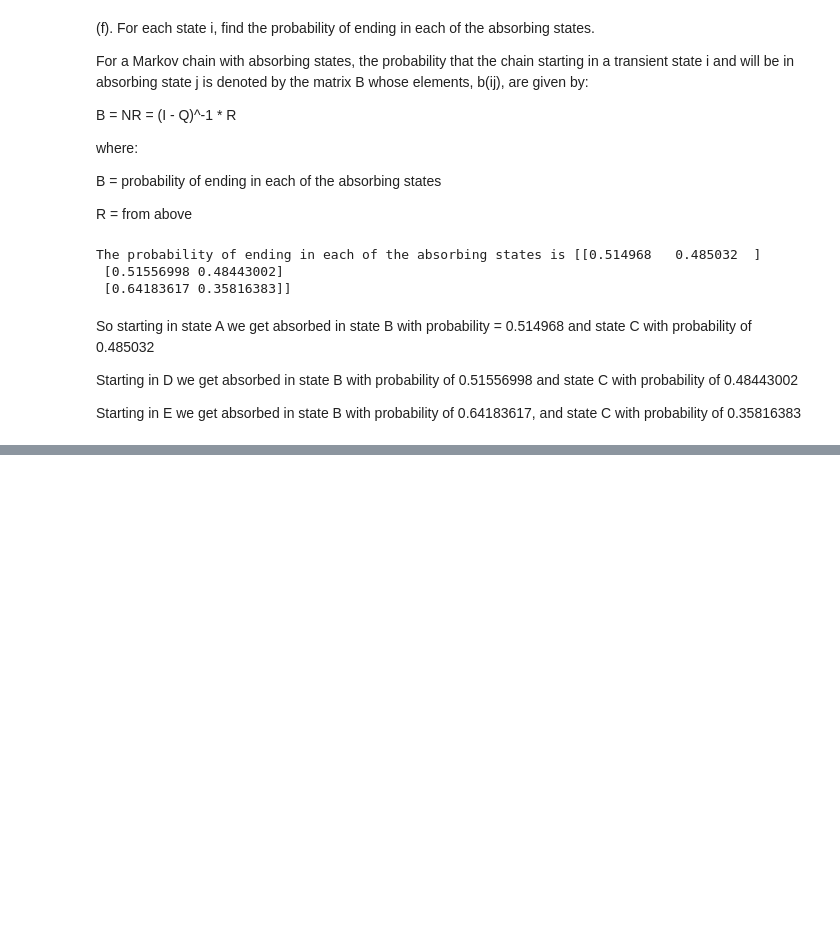
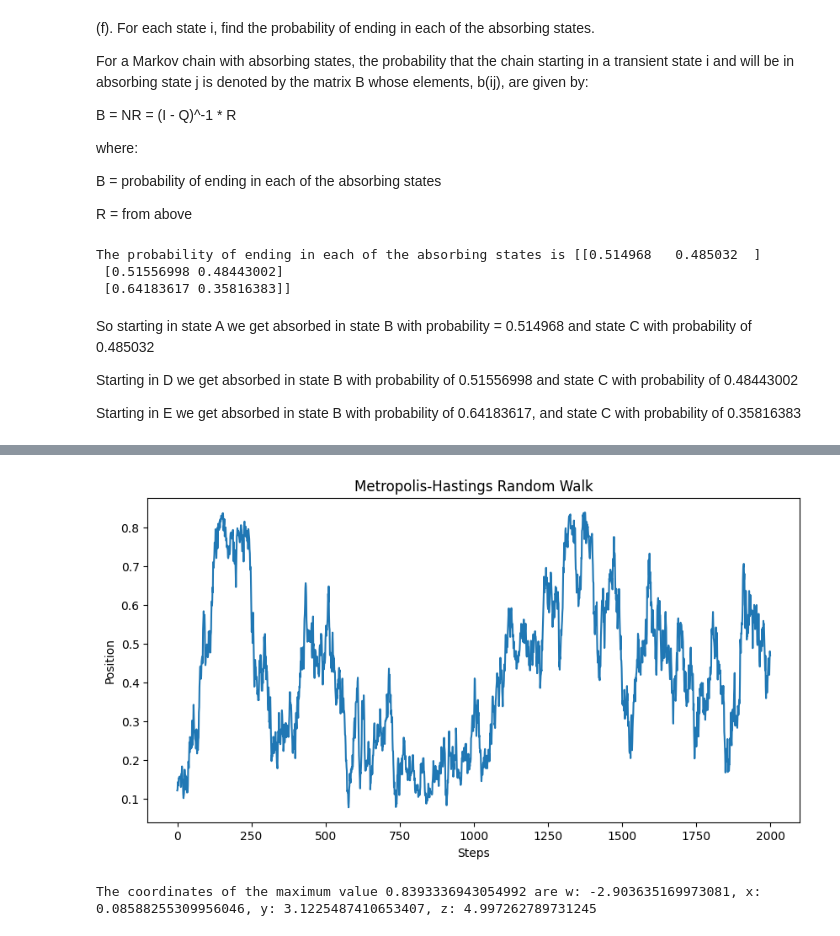
Before and after one commit to ovieimara/MATPMD4, a Jupyter notebook: MATPMD4_Assignment1_3422868.ipynb, the cells around one changed output, grey strips where cells are left out. Cells and saved outputs as stored; diff of their text form; code cells hidden in the pictures; blank space fills up the shorter version.

```diff
--- a/MATPMD4_Assignment1_3422868.ipynb
+++ b/MATPMD4_Assignment1_3422868.ipynb
@@ -319,0 +576,8 @@ Starting in E we get absorbed in state B with probability of 0.64183617, and sta
+# %%
+#4D function
+def f(w: float, x: float, y: float, z: float) -> float:
+  wave = np.sin(w/2) * np.cos(x/2) * np.sin(y/2) * np.cos(z/2)
+  peak1 = 2 * np.exp(-0.1 * ((w-2)**2 + (x-2)**2 + (y-2)**2 + (z-2)**2))
+  peak2 = 3/2 * np.exp(-0.1 * ((w+2)**2 + (x+2)**2 + (y+2)**2 + (z+2)**2))
+
+  return wave + peak1 + peak2
@@ -319,0 +625,25 @@ Starting in E we get absorbed in state B with probability of 0.64183617, and sta
+# %%
+def plot_function(values_fn):
+  plt.figure(figsize=(10, 5))
+  plt.plot(values_fn, linestyle='-')
+  plt.xlabel("Steps")
+  plt.ylabel("Position")
+  plt.title("Metropolis-Hastings Random Walk")
+  plt.grid(True)
+  plt.show()
+# %%
+#4a. Plot the value of the function at each step you take
+n_iterations=2000
+step_size=0.1
+domain=(-5, 5)
+fn = f
+values_fn, coordinates, accepted_steps = maximize_metropolis_hastings(fn=fn, step_size=step_size, domain=domain, n_iterations=n_iterations)
+plot_function(values_fn)
+# %% [output]
+[figure, added]
+# %%
+#4b. Give the coordinates of the maximum value.
+w, x, y, z = coordinates[np.argmax(values_fn)]
+print(f"The coordinates of the maximum value {np.max(values_fn)} are w: {w}, x: {x}, y: {y}, z: {z}")
+# %% [output]
+The coordinates of the maximum value 0.8393336943054992 are w: -2.903635169973081, x: 0.08588255309956046, y: 3.1225487410653407, z: 4.997262789731245
```
Also changed, not shown: parts of 32 cells of this notebook.
